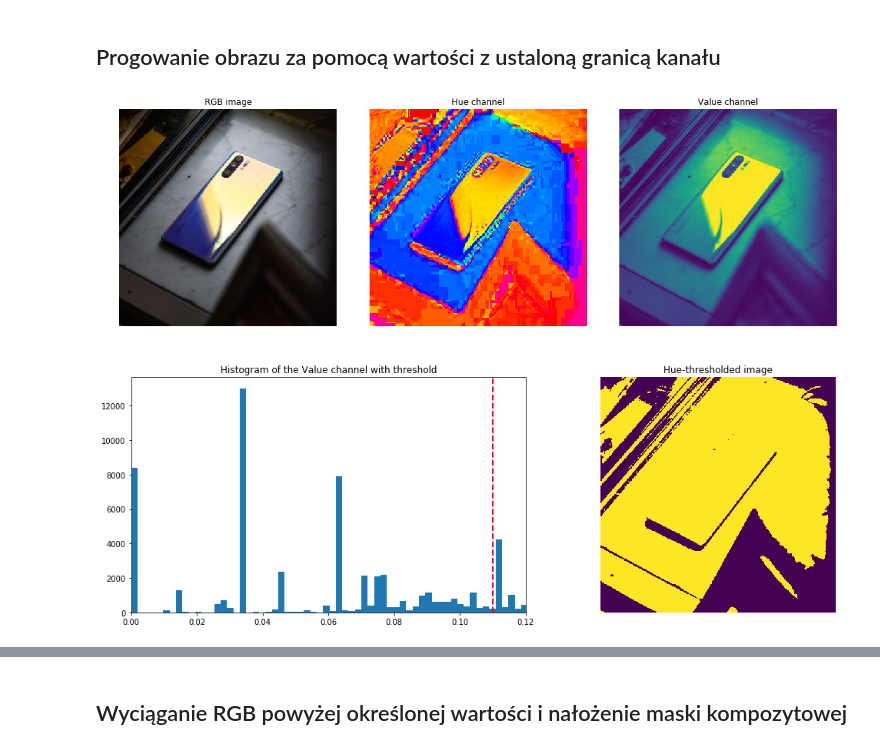
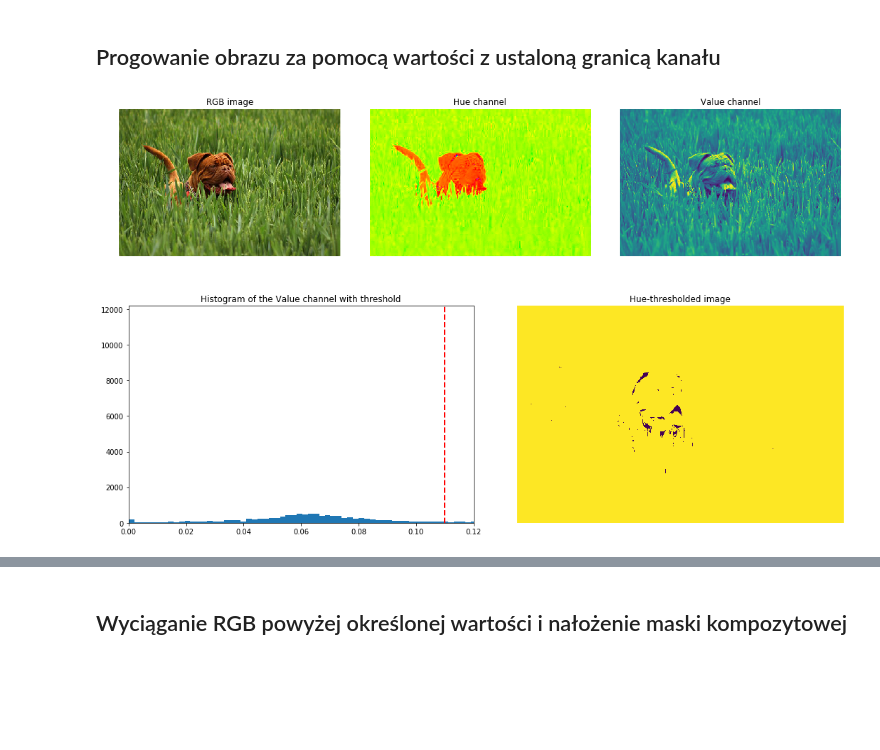
Before and after one commit to konradszwed/projekt_analiza_obrazu, a Jupyter notebook: main.ipynb, the cells around one changed output, grey strips where cells are left out. Cells and saved outputs as stored; diff of their text form; code cells hidden in the pictures; blank space fills up the shorter version.

```diff
--- a/main.ipynb
+++ b/main.ipynb
@@ -674,7 +684,7 @@ rgb_hsv(test,hue_threshold)
 # %% [markdown]
 <h2>Progowanie obrazu za pomocą wartości z ustaloną granicą kanału</h2>
 # %%
-def rgb_hsv(sciezka, hue_threshold = 0):
+def rgb_hsv_value(sciezka, hue_threshold = 0):
     rgb_img = imageio.imread(sciezka)
     hsv_img = rgb2hsv(rgb_img)
     hue_img = hsv_img[:, :, 0]
@@ -684,37 +694,37 @@ def rgb_hsv(sciezka, hue_threshold = 0):
 
     ax0.imshow(rgb_img)
     ax0.set_title("RGB image")
     ax0.axis('off')
     ax1.imshow(hue_img, cmap='hsv')
     ax1.set_title("Hue channel")
     ax1.axis('off')
     ax2.imshow(value_img)
     ax2.set_title("Value channel")
     ax2.axis('off')
 
     fig.tight_layout()
 
     #hue_threshold = 0.04
 
     binary_img = value_img > hue_threshold
 
     fig, (ax0, ax1) = plt.subplots(ncols=2, figsize=(15, 5))
 
     ax0.hist(hue_img.ravel(), 512)
     ax0.set_title("Histogram of the Value channel with threshold")
     ax0.axvline(x=hue_threshold, color='r', linestyle='dashed', linewidth=2)
     ax0.set_xbound(0, 0.12)
     ax1.imshow(binary_img)
     ax1.set_title("Hue-thresholded image")
     ax1.axis('off')
 
     fig.tight_layout()
 
-test=user_path+'\{}'.format(files[31])
-rgb_hsv(test,hue_threshold)
+test=user_path+'\{}'.format(files[x])
+rgb_hsv_value(test,hue_threshold)
 # %% [output]
-[figure, old version]
+[figure, new version]
-[figure, old version]
+[figure, new version]
 # %%
 plt.rcParams['figure.figsize'] = [15,15]
 
```
Also changed, not shown: parts of 20 cells of this notebook, 47 other files.
